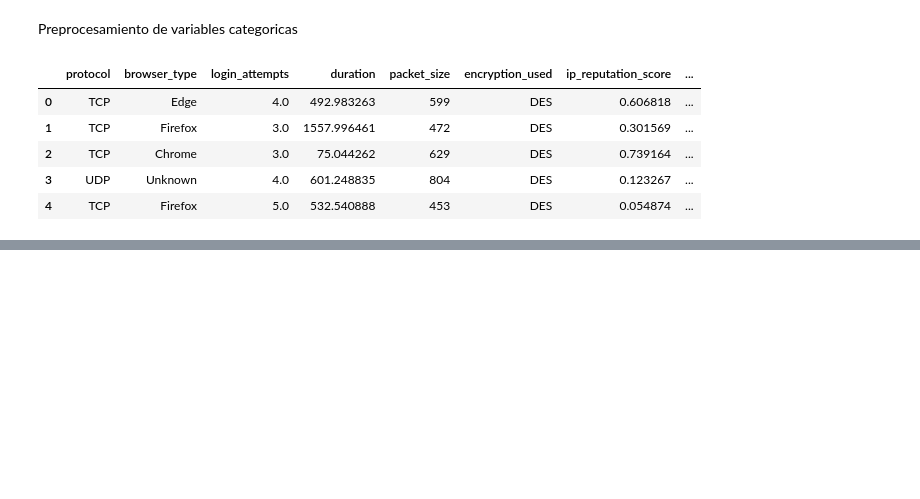
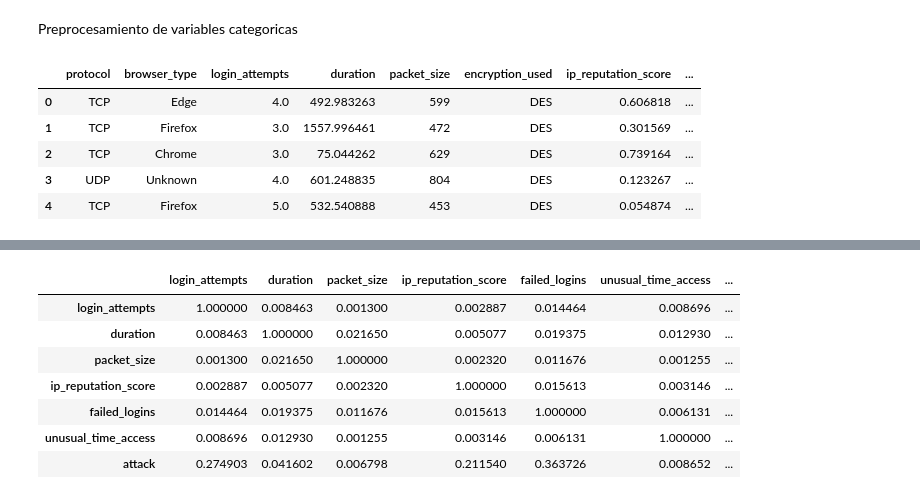
Before and after one commit to JeronimoMarg/tp_cienciaDeDatos, a Jupyter notebook: TP.ipynb, the cells around one changed output, grey strips where cells are left out. Drawn from its saved outputs; the diff is of its cells as text; code cells hidden in the pictures; blank space fills up the shorter version.

```diff
--- a/TP.ipynb
+++ b/TP.ipynb
@@ -393,0 +388,12 @@ df.head()
+# %%
+corr_sliced = corr.iloc[0:7, 0:7]
+corr_sliced
+# %% [output]
+|  | login_attempts | duration | packet_size | ip_reputation_score | failed_logins | unusual_time_access | ... |
+| login_attempts | 1.000000 | 0.008463 | 0.001300 | 0.002887 | 0.014464 | 0.008696 | ... |
+| duration | 0.008463 | 1.000000 | 0.021650 | 0.005077 | 0.019375 | 0.012930 | ... |
+| packet_size | 0.001300 | 0.021650 | 1.000000 | 0.002320 | 0.011676 | 0.001255 | ... |
+| ip_reputation_score | 0.002887 | 0.005077 | 0.002320 | 1.000000 | 0.015613 | 0.003146 | ... |
+| failed_logins | 0.014464 | 0.019375 | 0.011676 | 0.015613 | 1.000000 | 0.006131 | ... |
+| unusual_time_access | 0.008696 | 0.012930 | 0.001255 | 0.003146 | 0.006131 | 1.000000 | ... |
+| attack | 0.274903 | 0.041602 | 0.006798 | 0.211540 | 0.363726 | 0.008652 | ... |
```
Also changed, not shown: parts of 12 cells of this notebook.
